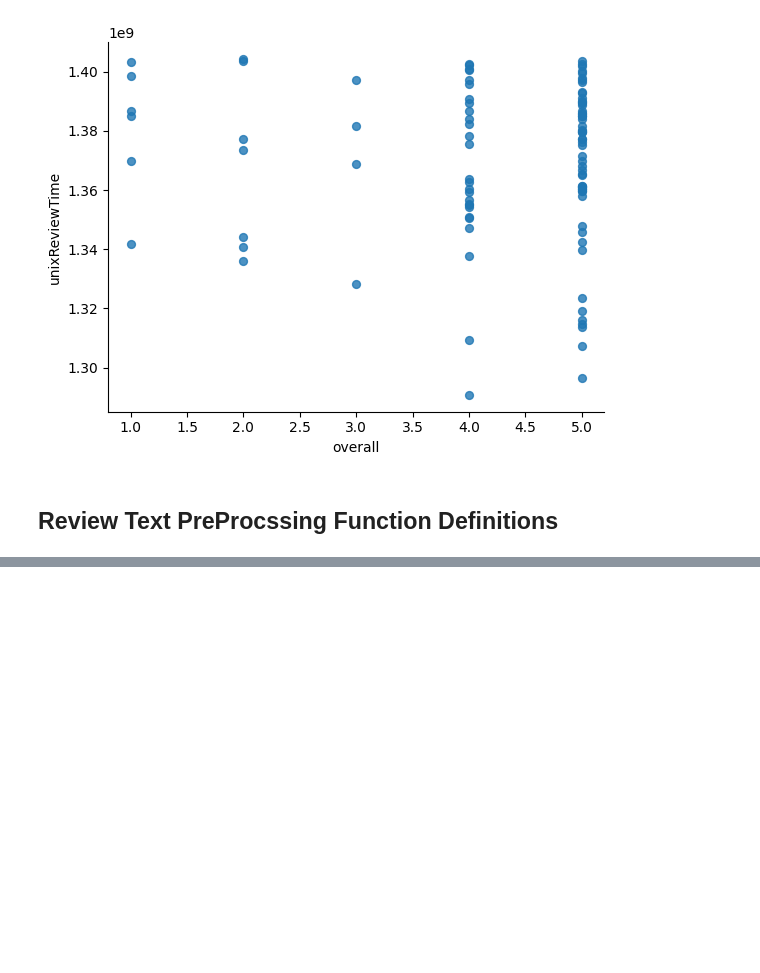
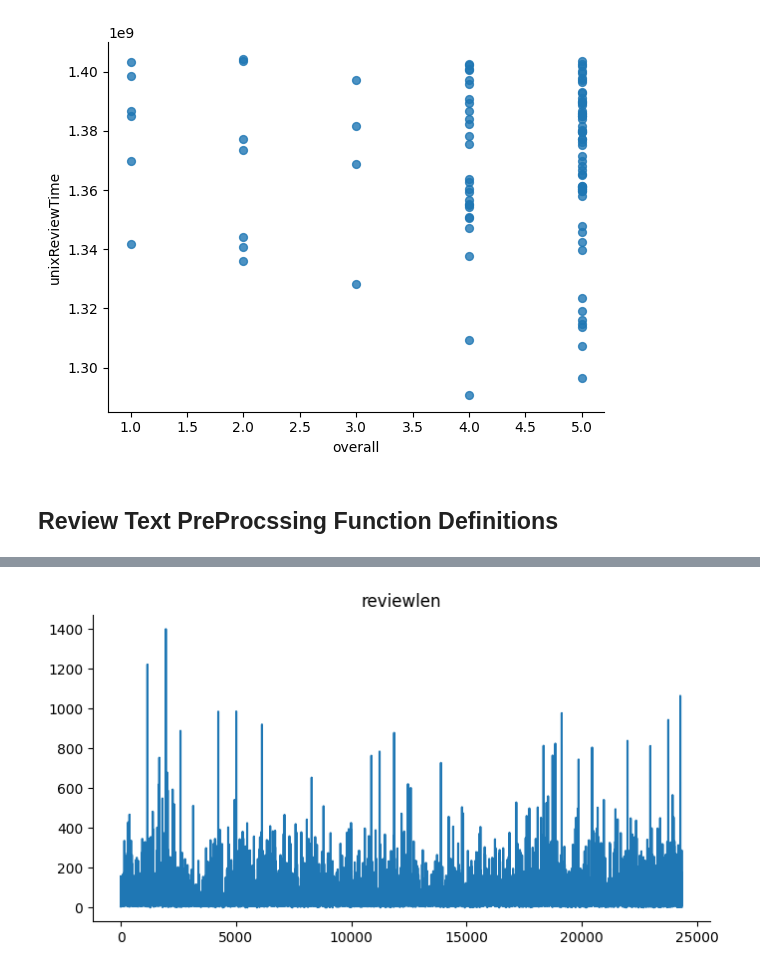
Before and after one commit to muthucse7/ml_itcs_5156-project, a Jupyter notebook: Sentiment_Analysis_on_Amazon_Product_Reviews.ipynb, the cells around one changed output, grey strips where cells are left out. Cells and saved outputs as stored; diff of their text form; code cells hidden in the pictures; blank space fills up the shorter version.

```diff
--- a/Sentiment_Analysis_on_Amazon_Product_Reviews.ipynb
+++ b/Sentiment_Analysis_on_Amazon_Product_Reviews.ipynb
@@ -59,7 +64,7 @@ def getDF(path):
     i += 1
   return pd.DataFrame.from_dict(df, orient='index')
 
-df = getDF('Cell_Phones_and_Accessories_5.json.gz')
+df = getDF('amazon_product_reviews.json.gz')
 
 df.head()
 # %% [output]
@@ -180,0 +188,13 @@ def cleanme(txt):
+# %%
+tmp = list()
+num_rows = min(100000, len(df_negative_reviews))  # Ensure we don't exceed the number of rows
+for i in range(num_rows):
+    tmp.append(cleanme(df_negative_reviews.iloc[i,:]['reviewText']))
+
+tmp = pd.DataFrame(tmp)
+tmp.columns = ['reviewlen', 'cleanrev', 'adjreview']
+
+df_negative_reviews_new = df_negative_reviews.reset_index()
+df_negative_reviews_new = pd.concat([df_negative_reviews_new,tmp], axis=1)
+df_negative_reviews_new = df_negative_reviews_new[['overall','reviewText','summary','reviewlen', 'cleanrev', 'adjreview']]
+df_negative_reviews_new.head()
@@ -180,0 +208,8 @@ def cleanme(txt):
+# %%
+# @title reviewlen
+
+from matplotlib import pyplot as plt
+df_negative_reviews_new['reviewlen'].plot(kind='line', figsize=(8, 4), title='reviewlen')
+plt.gca().spines[['top', 'right']].set_visible(False)
+# %% [output]
+[figure, added]
```
Also changed, not shown: parts of 11 cells of this notebook, 1 other file.
